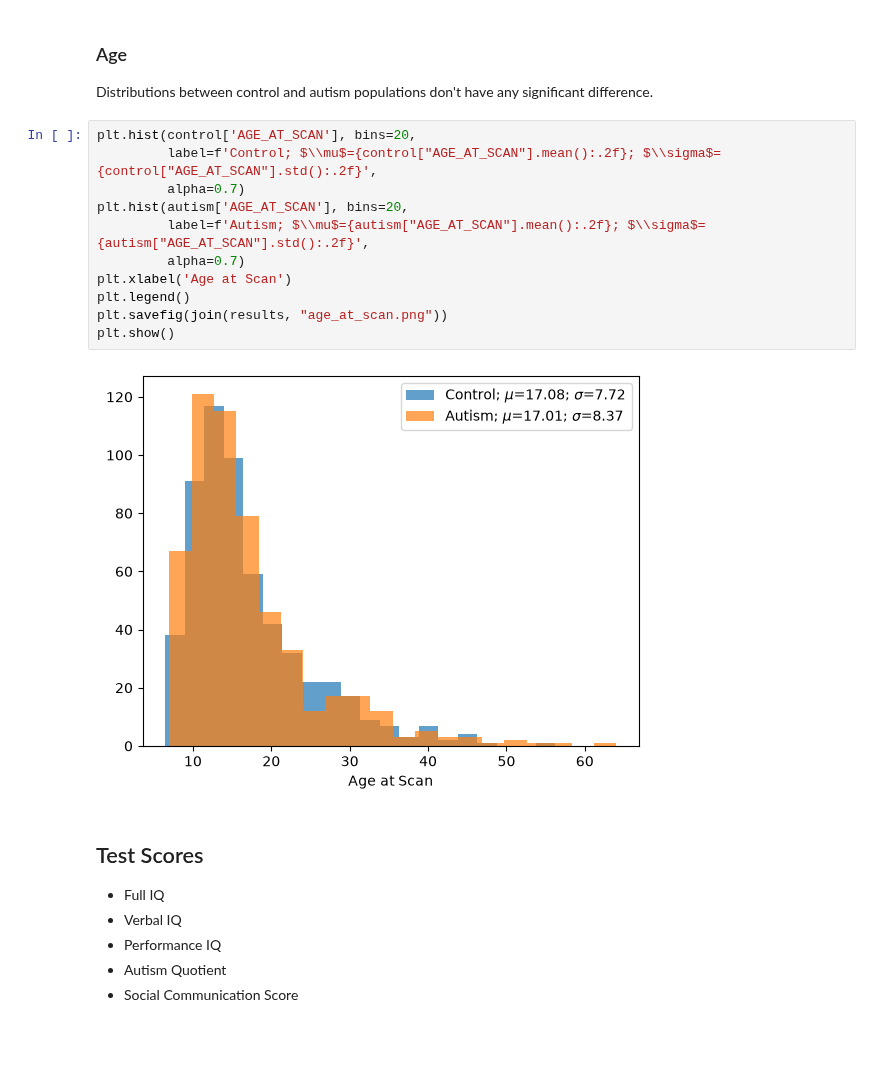
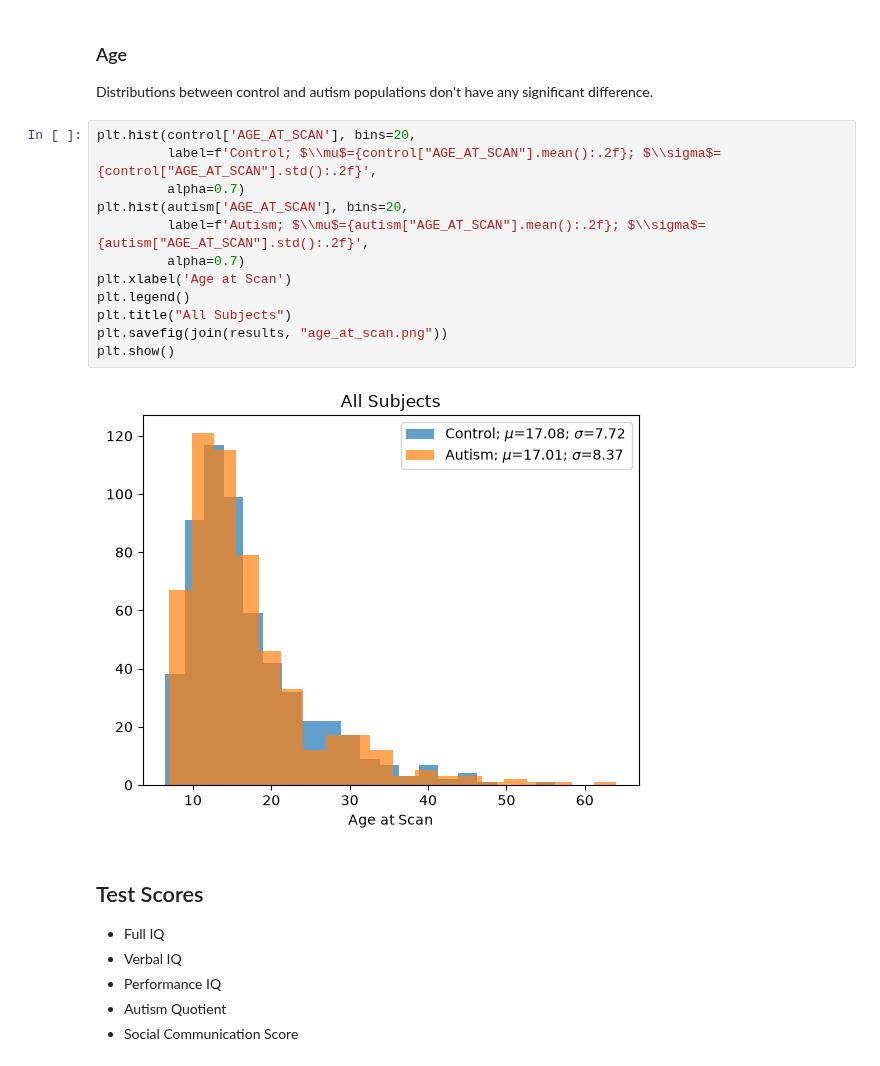
Before and after one commit to Erdos-Projects/fall-2026-autism, a Jupyter notebook: notebooks/eda.ipynb, the cells around one changed output. Cells and saved outputs as stored; diff of their text form; blank space fills up the shorter version.

```diff
--- a/notebooks/eda.ipynb
+++ b/notebooks/eda.ipynb
@@ -91,16 +133,17 @@ Distributions between control and autism populations don't have any significant
 # %%
 plt.hist(control['AGE_AT_SCAN'], bins=20,
          label=f'Control; $\\mu$={control["AGE_AT_SCAN"].mean():.2f}; $\\sigma$={control["AGE_AT_SCAN"].std():.2f}',
          alpha=0.7)
 plt.hist(autism['AGE_AT_SCAN'], bins=20,
          label=f'Autism; $\\mu$={autism["AGE_AT_SCAN"].mean():.2f}; $\\sigma$={autism["AGE_AT_SCAN"].std():.2f}',
          alpha=0.7)
 plt.xlabel('Age at Scan')
 plt.legend()
+plt.title("All Subjects")
 plt.savefig(join(results, "age_at_scan.png"))
 plt.show()
 # %% [output]
-[figure, old version]
+[figure, new version]
 # %% [markdown]
 ## Test Scores
 
```
Also changed, not shown: parts of 7 cells of this notebook, 1 other file.
